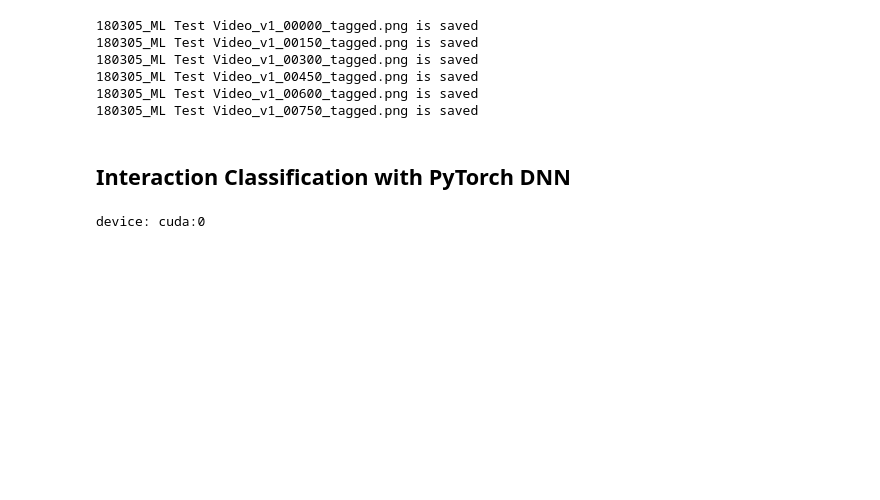
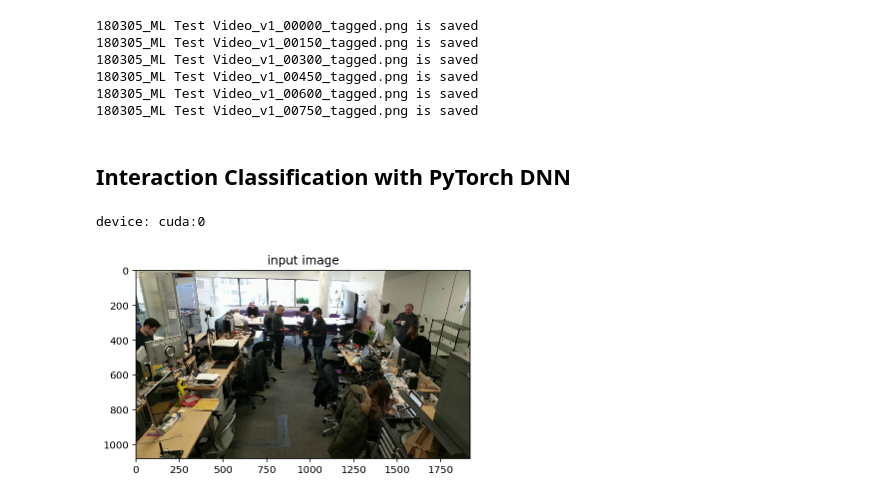
Before and after one commit to popabczhang/CS_Deep_Urban_Interaction, a Jupyter notebook: interaction-analysis-python/02_interaction-classification/PyTorch_RZ/notebooks/DUI_DNN.ipynb, the cells around one changed output. Cells and saved outputs as stored; diff of their text form; code cells hidden in the pictures; blank space fills up the shorter version.

Commit message:
WIP: DNN predict pairs

```diff
--- a/interaction-analysis-python/02_interaction-classification/PyTorch_RZ/notebooks/DUI_DNN.ipynb
+++ b/interaction-analysis-python/02_interaction-classification/PyTorch_RZ/notebooks/DUI_DNN.ipynb
@@ -413,33 +413,125 @@ if True:
     model = models.resnet18(pretrained=True)  # resnet50, 101, 152
     model.load_state_dict(torch.load(model_weights_path))
     model = model.to(device)
 
 
-# test data set
+# load test data set
 test_ds = ImageFolder("../data/raw/DUI/test", transform=val_trans, loader=default_loader)
 #print(f'len(test_ds) = {len(test_ds)}. ')
 
 test_dl = DataLoader(
     test_ds,
     batch_size=1,
     shuffle=False,
     num_workers=4,
 )
 
 #print(f'test_ds[99]: \n{test_ds[99]}')
 #print(f'test_ds[99][1]: \n{test_ds[99][1]}')
 
-
+'''
 # predict
 model.eval()  # IMPORTANT
 with torch.no_grad():  # IMPORTANT
     for X, y in test_dl:
         X, y = X.to(device), y.to(device)
+        print(f'X: {X}')
+        print(f'X.shape: {X.shape}')
         #print(f'y: \t\t\t{y}')
 
         y_ = model(X)
         _, y_label_ = torch.max(y_, 1)
         #print(f'y_label_: \t\t{y_label_}')
 
         is_correct = 'correct' if y_label_ == y else 'wrong'
-        #print(f'is_correct: \t{is_correct}\n')
+        #print(f'is_correct: \t{is_correct}\n')'''
+
+# get people bounding box json list
+
+
+# loop images and people bounding box jsons
+#for json in jsons:
+
+
+# load 1 image and 1 people bounding box json
+json_path = r'C:\Users\RYAN\Documents\GitHub\CS_Urban_Interaction_CV\interaction-analysis-python\02_interaction-classification\PyTorch_RZ\data\viz\05_bounding_box_jsons\180305_ML Test Video_v1_00000.png.json'
+
+# load 1 json data
+with open(json_path) as f:
+    json_data = json.load(f)
+
+# load 1 image
+image_path = os.path.join(json_data['file_path'], json_data['filename'])
+img_BGR = cv2.imread(image_path)
+height, width, channels = img_BGR.shape
+#img_gray = cv2.cvtColor(img, cv2.COLOR_BGR2GRAY)
+#plt.imshow(img_gray)
+img_RGB = cv2.cvtColor(img_BGR, cv2.COLOR_BGR2RGB)
+plt.imshow(img_RGB)
+plt.title('input image')
+plt.show()
+
+# get pairs in 1 image
+crop_to_ext = True
+pair_imgs = []
+# count largar than 1
+if json_data['count'] > 1:
+    num_ppl = len(json_data['people'])
+    for j in range(num_ppl):
+        for i in range(num_ppl):
+            if i > j:
+                person_0 = json_data['people'][j]
+                person_1 = json_data['people'][i]
+                # create a black image
+                new_img_RGB = np.zeros((height,width,3), np.uint8)
+                # copy pixels of the regions of two persons
+                # person_0
+                y0 = min(person_0['tl_coord'][yy], person_0['br_coord'][yy])
+                y1 = max(person_0['tl_coord'][yy], person_0['br_coord'][yy])
+                x0 = min(person_0['tl_coord'][xx], person_0['br_coord'][xx])
+                x1 = max(person_0['tl_coord'][xx], person_0['br_coord'][xx])
+                if x0 < 0: x0 = 0
+                if y0 < 0: y0 = 0
+                new_img_RGB[y0:y1, x0:x1] = img_RGB[y0:y1, x0:x1]
+                # person_1
+                y2 = min(person_1['tl_coord'][yy], person_1['br_coord'][yy])
+                y3 = max(person_1['tl_coord'][yy], person_1['br_coord'][yy])
+                x2 = min(person_1['tl_coord'][xx], person_1['br_coord'][xx])
+                x3 = max(person_1['tl_coord'][xx], person_1['br_coord'][xx])
+                if x2 < 0: x2 = 0
+                if y2 < 0: y2 = 0
+                new_img_RGB[y2:y3, x2:x3] = img_RGB[y2:y3, x2:x3]
+                # if crop_to_ext
+                if crop_to_ext:
+                    x4 = min(x0, x2)
+                    x5 = max(x1, x3)
+                    y4 = min(y0, y2)
+                    y5 = max(y1, y3)
+                    new_img_RGB = new_img_RGB[y4:y5, x4:x5]
+                pair_imgs.append(new_img_RGB)
+
+# predict
+model.eval()  # IMPORTANT
+with torch.no_grad():  # IMPORTANT
+    # loop pairs
+    for pair_img in pair_imgs:
+        # transforms - resize, normalize, toTensor
+        pair_img = cv2.resize(pair_img,(IMG_SIZE, IMG_SIZE))
+        plt.imshow(pair_img)
+        plt.title('input pair image')
+        plt.show()
+        pair_img = (pair_img - _mean) / _std
+        pair_img = pair_img.transpose((2, 0, 1))
+        X = torch.from_numpy(pair_img)
+        X = X.unsqueeze(0)
+        X = X.type(torch.FloatTensor)
+        X = X.to(device)
+        #print(f'X: {X}')
+        #print(f'X.shape: {X.shape}')
+
+        y_ = model(X)
+        _, y_label_ = torch.max(y_, 1)
+        print(f'y_label_: \t\t{y_label_}')
+pass
+# %% [output]
+[figure, added]
```
Also changed, not shown: parts of 3 cells of this notebook.
